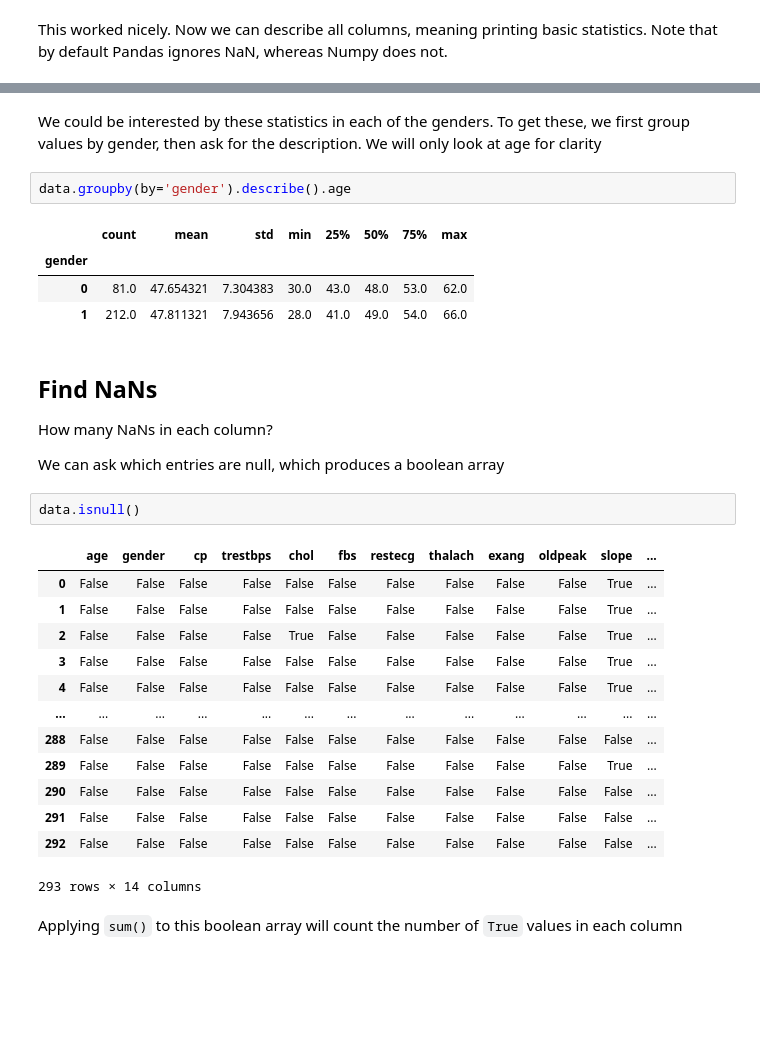
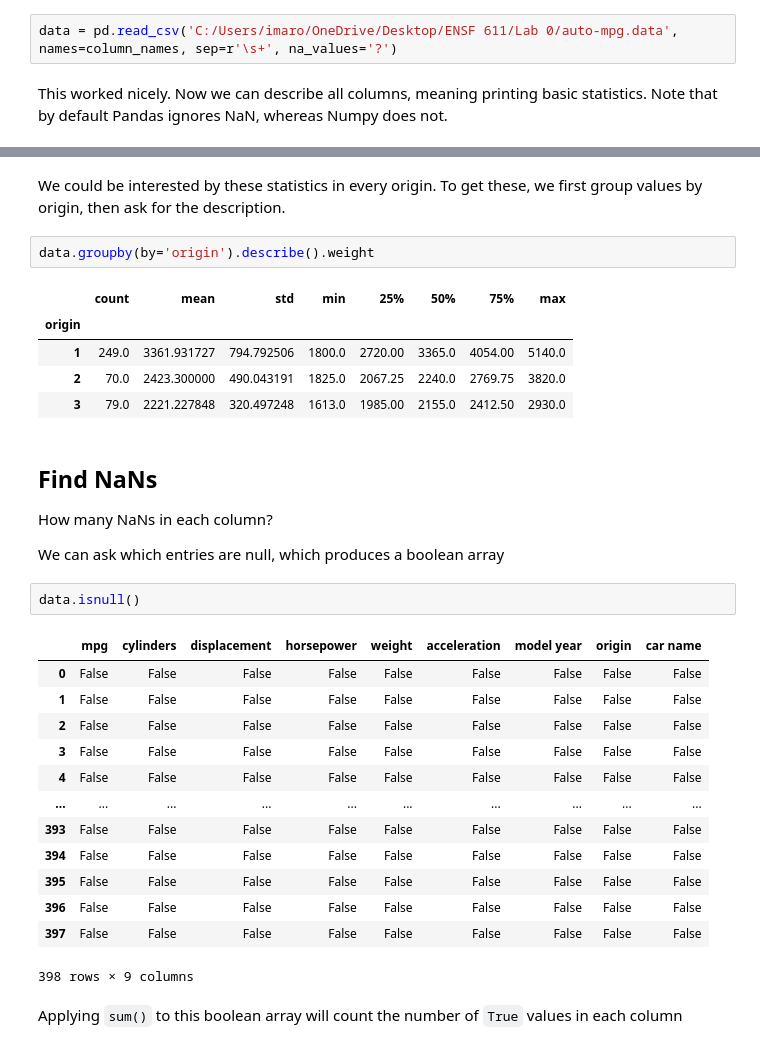
Before and after one commit to ENSF611/lab0-data-and-visualization-review-itadityaa, a Jupyter notebook: lab0-pandas.ipynb, the cells around one changed output, grey strips where cells are left out. Saved outputs shown, nothing was run; the diff lists cells and outputs as text; blank space fills up the shorter version.

```diff
--- a/lab0-pandas.ipynb
+++ b/lab0-pandas.ipynb
@@ -365,3 +331,5 @@ dtype: object
+# %%
+data = pd.read_csv('C:/Users/imaro/OneDrive/Desktop/ENSF 611/Lab 0/auto-mpg.data', names=column_names, sep=r'\s+', na_values='?')
 # %% [markdown]
 This worked nicely. Now we can describe all columns, meaning printing basic statistics. Note that by default Pandas ignores NaN, whereas Numpy does not.
 # %%
@@ -379,12 +347,13 @@ data.describe() # ignores NaN
 # %% [markdown]
-We could be interested by these statistics in each of the genders. To get these, we first group values by gender, then ask for the description. We will only look at age for clarity
+We could be interested by these statistics in every origin. To get these, we first group values by origin, then ask for the description.
 # %%
-data.groupby(by='gender').describe().age
+data.groupby(by='origin').describe().weight
 # %% [output]
 |  | count | mean | std | min | 25% | 50% | 75% | max |
-| gender |  |  |  |  |  |  |  |  |
-| 0 | 81.0 | 47.654321 | 7.304383 | 30.0 | 43.0 | 48.0 | 53.0 | 62.0 |
-| 1 | 212.0 | 47.811321 | 7.943656 | 28.0 | 41.0 | 49.0 | 54.0 | 66.0 |
+| origin |  |  |  |  |  |  |  |  |
+| 1 | 249.0 | 3361.931727 | 794.792506 | 1800.0 | 2720.00 | 3365.0 | 4054.00 | 5140.0 |
+| 2 | 70.0 | 2423.300000 | 490.043191 | 1825.0 | 2067.25 | 2240.0 | 2769.75 | 3820.0 |
+| 3 | 79.0 | 2221.227848 | 320.497248 | 1613.0 | 1985.00 | 2155.0 | 2412.50 | 2930.0 |
 # %% [markdown]
 ## Find NaNs
 How many NaNs in each column?
@@ -393,19 +362,19 @@ We can ask which entries are null, which produces a boolean array
 # %%
 data.isnull()
 # %% [output]
-|  | age | gender | cp | trestbps | chol | fbs | restecg | thalach | exang | oldpeak | slope | ... |
-| 0 | False | False | False | False | False | False | False | False | False | False | True | ... |
-| 1 | False | False | False | False | False | False | False | False | False | False | True | ... |
-| 2 | False | False | False | False | True | False | False | False | False | False | True | ... |
-| 3 | False | False | False | False | False | False | False | False | False | False | True | ... |
-| 4 | False | False | False | False | False | False | False | False | False | False | True | ... |
-| ... | ... | ... | ... | ... | ... | ... | ... | ... | ... | ... | ... | ... |
-| 288 | False | False | False | False | False | False | False | False | False | False | False | ... |
-| 289 | False | False | False | False | False | False | False | False | False | False | True | ... |
-| 290 | False | False | False | False | False | False | False | False | False | False | False | ... |
-| 291 | False | False | False | False | False | False | False | False | False | False | False | ... |
-| 292 | False | False | False | False | False | False | False | False | False | False | False | ... |
+|  | mpg | cylinders | displacement | horsepower | weight | acceleration | model year | origin | car name |
+| 0 | False | False | False | False | False | False | False | False | False |
+| 1 | False | False | False | False | False | False | False | False | False |
+| 2 | False | False | False | False | False | False | False | False | False |
+| 3 | False | False | False | False | False | False | False | False | False |
+| 4 | False | False | False | False | False | False | False | False | False |
+| ... | ... | ... | ... | ... | ... | ... | ... | ... | ... |
+| 393 | False | False | False | False | False | False | False | False | False |
+| 394 | False | False | False | False | False | False | False | False | False |
+| 395 | False | False | False | False | False | False | False | False | False |
+| 396 | False | False | False | False | False | False | False | False | False |
+| 397 | False | False | False | False | False | False | False | False | False |
-293 rows × 14 columns
+398 rows × 9 columns
 # %% [markdown]
 Applying `sum()` to this boolean array will count the number of `True` values in each column
 # %%
```
Also changed, not shown: parts of 6 cells of this notebook.
